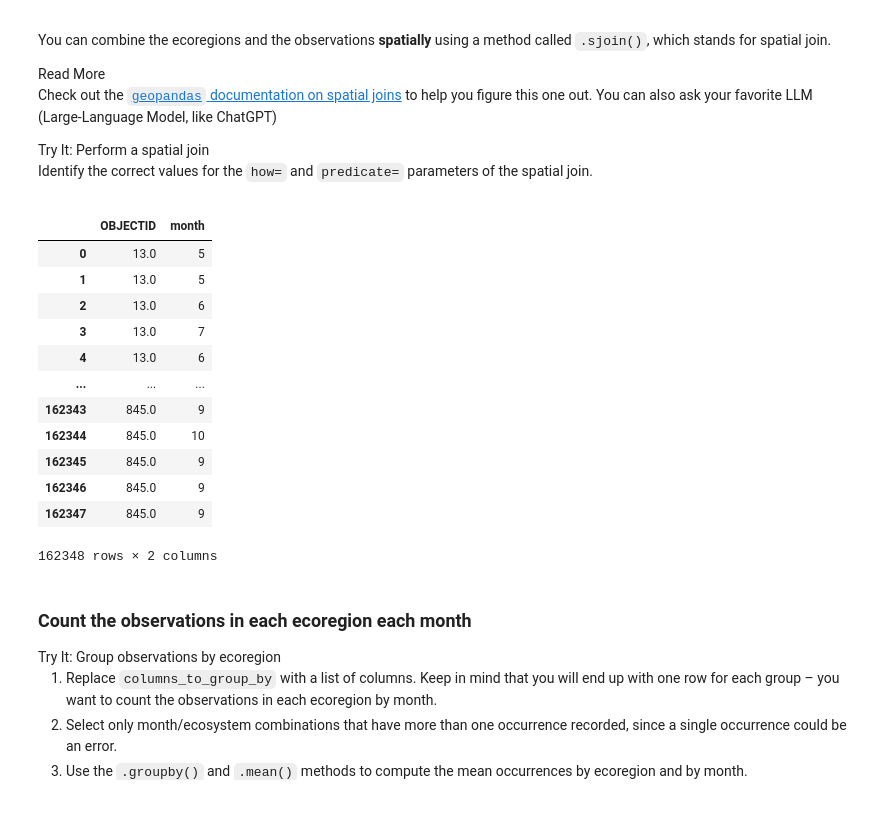
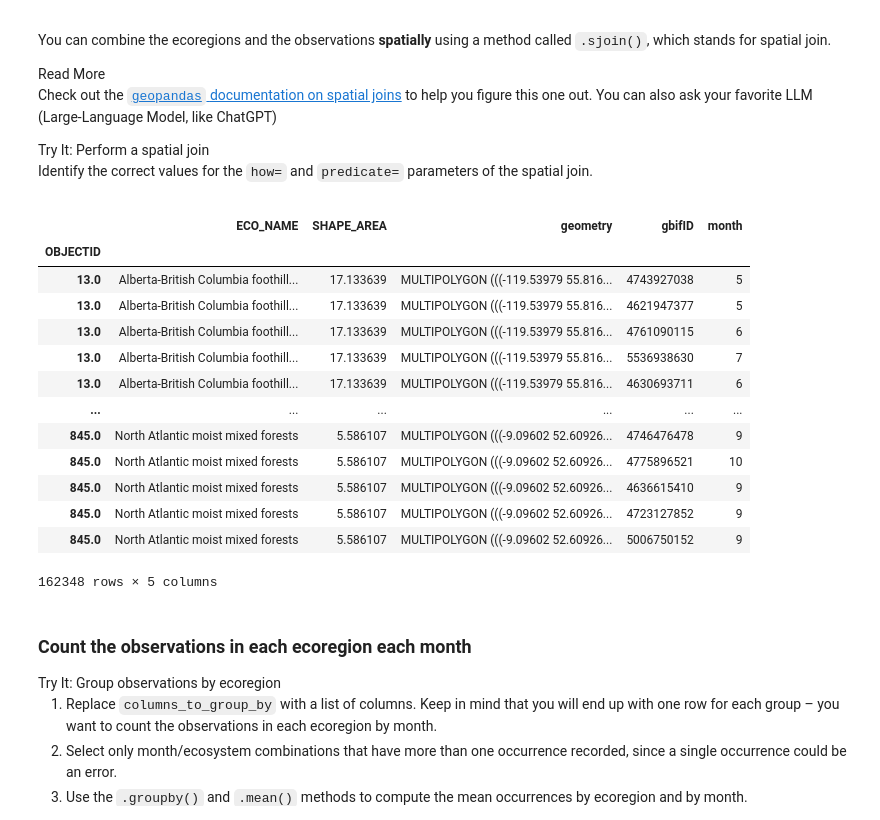
Before and after one commit to earthlab-education/02-migration-ryme1295, a Jupyter notebook: notebooks/migration-32-normalize.ipynb, the cells around one changed output. Saved outputs shown, nothing was run; the diff lists cells and outputs as text; code cells hidden in the pictures.

```diff
--- a/notebooks/migration-32-normalize.ipynb
+++ b/notebooks/migration-32-normalize.ipynb
@@ -28,33 +28,30 @@ can also ask your favorite LLM (Large-Language Model, like ChatGPT)</p></div></d
 # %%
 gbif_ecoregion_gdf = (
     eco_gdf
     # Match the CRS of the GBIF data and the ecoregions
     .to_crs(gbif_gdf.crs)
     # Find ecoregion for each observation
     .sjoin(
         gbif_gdf,
         how='inner',
         predicate='contains')
-        # Select the required columns
-        [['month',]]
-       .reset_index()
-       .rename(columns={'index':'ecoregion'})
 )
 gbif_ecoregion_gdf
 # %% [output]
-|  | OBJECTID | month |
-| 0 | 13.0 | 5 |
-| 1 | 13.0 | 5 |
-| 2 | 13.0 | 6 |
-| 3 | 13.0 | 7 |
-| 4 | 13.0 | 6 |
-| ... | ... | ... |
-| 162343 | 845.0 | 9 |
-| 162344 | 845.0 | 10 |
-| 162345 | 845.0 | 9 |
-| 162346 | 845.0 | 9 |
-| 162347 | 845.0 | 9 |
+|  | ECO_NAME | SHAPE_AREA | geometry | gbifID | month |
+| OBJECTID |  |  |  |  |  |
+| 13.0 | Alberta-British Columbia foothill... | 17.133639 | MULTIPOLYGON (((-119.53979 55.816... | 4743927038 | 5 |
+| 13.0 | Alberta-British Columbia foothill... | 17.133639 | MULTIPOLYGON (((-119.53979 55.816... | 4621947377 | 5 |
+| 13.0 | Alberta-British Columbia foothill... | 17.133639 | MULTIPOLYGON (((-119.53979 55.816... | 4761090115 | 6 |
+| 13.0 | Alberta-British Columbia foothill... | 17.133639 | MULTIPOLYGON (((-119.53979 55.816... | 5536938630 | 7 |
+| 13.0 | Alberta-British Columbia foothill... | 17.133639 | MULTIPOLYGON (((-119.53979 55.816... | 4630693711 | 6 |
+| ... | ... | ... | ... | ... | ... |
+| 845.0 | North Atlantic moist mixed forests | 5.586107 | MULTIPOLYGON (((-9.09602 52.60926... | 4746476478 | 9 |
+| 845.0 | North Atlantic moist mixed forests | 5.586107 | MULTIPOLYGON (((-9.09602 52.60926... | 4775896521 | 10 |
+| 845.0 | North Atlantic moist mixed forests | 5.586107 | MULTIPOLYGON (((-9.09602 52.60926... | 4636615410 | 9 |
+| 845.0 | North Atlantic moist mixed forests | 5.586107 | MULTIPOLYGON (((-9.09602 52.60926... | 4723127852 | 9 |
+| 845.0 | North Atlantic moist mixed forests | 5.586107 | MULTIPOLYGON (((-9.09602 52.60926... | 5006750152 | 9 |
-162348 rows × 2 columns
+162348 rows × 5 columns
 # %% [markdown]
 ### Count the observations in each ecoregion each month
 
```
Also changed, not shown: parts of 2 cells of this notebook, 1 other file.
